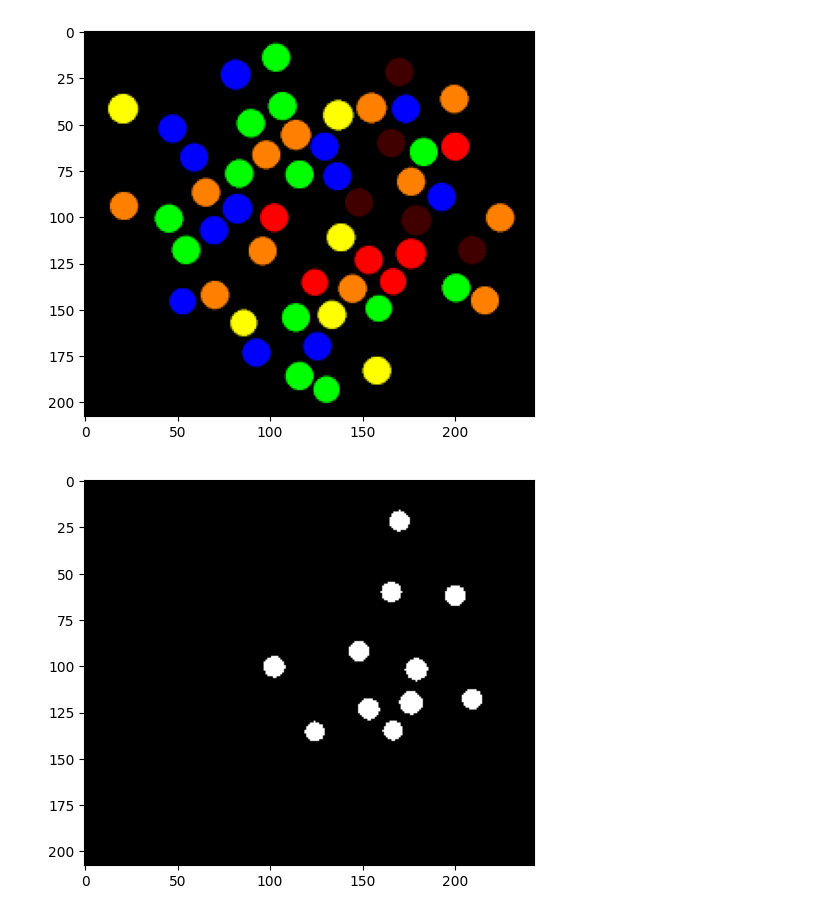
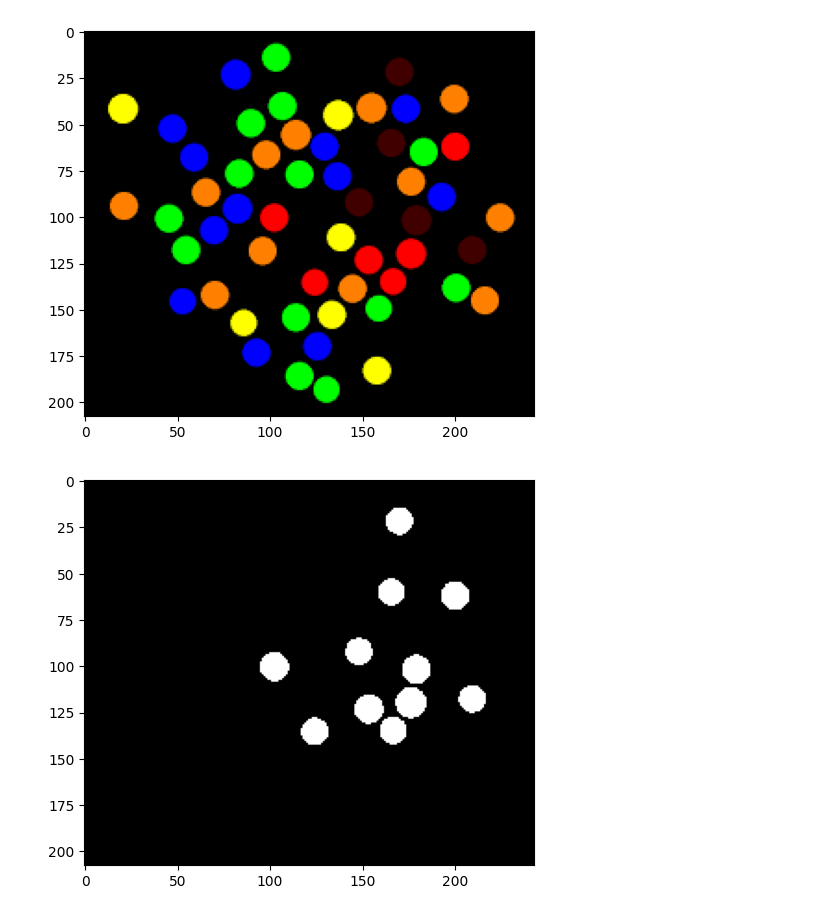
Before and after one commit to MuhammetAliVarlik/Digital-Image-Processing-Projects, a Jupyter notebook: Image Processing/4-Object Counting by Color/Object Counting by Color.ipynb, the cells around one changed output. Cells and saved outputs as stored; diff of their text form; code cells hidden in the pictures.

```diff
--- a/Image Processing/4-Object Counting by Color/Object Counting by Color.ipynb
+++ b/Image Processing/4-Object Counting by Color/Object Counting by Color.ipynb
@@ -17,13 +18,17 @@ color_selected=np.zeros((200,200,3),np.uint8)
 # %%
-hsv=cv2.cvtColor(img,cv2.COLOR_BGR2HSV)
-lower_hsv=np.array([hue-10,100,20])
-upper_hsv=np.array([hue+10,255,255])
+lower_red1 = np.array([0, 50, 50])
+upper_red1 = np.array([10, 255, 255])
+lower_red2 = np.array([170, 50, 50])
+upper_red2 = np.array([180, 255, 255])
+
+mask1 = cv2.inRange(hsv, lower_red1, upper_red1)
+mask2 = cv2.inRange(hsv, lower_red2, upper_red2)
+
+red_mask = cv2.bitwise_or(mask1, mask2)
+
+plt.figure(figsize=(14, 5))
+# BGR to RGB [..., ::-1]
+plt.imshow(red_mask,cmap="grey")
+plt.show()
+# %% [output]
+[figure, added]
-# %%
-mask=cv2.inRange(hsv,lower_hsv,upper_hsv)
-
-plt.figure(figsize=(14, 5))
-# BGR to RGB [..., ::-1]
-plt.imshow(mask,cmap="grey")
-plt.show()
-# %% [output]
-[figure, removed]
```
Also changed, not shown: parts of 3 cells of this notebook, 22 other files.
